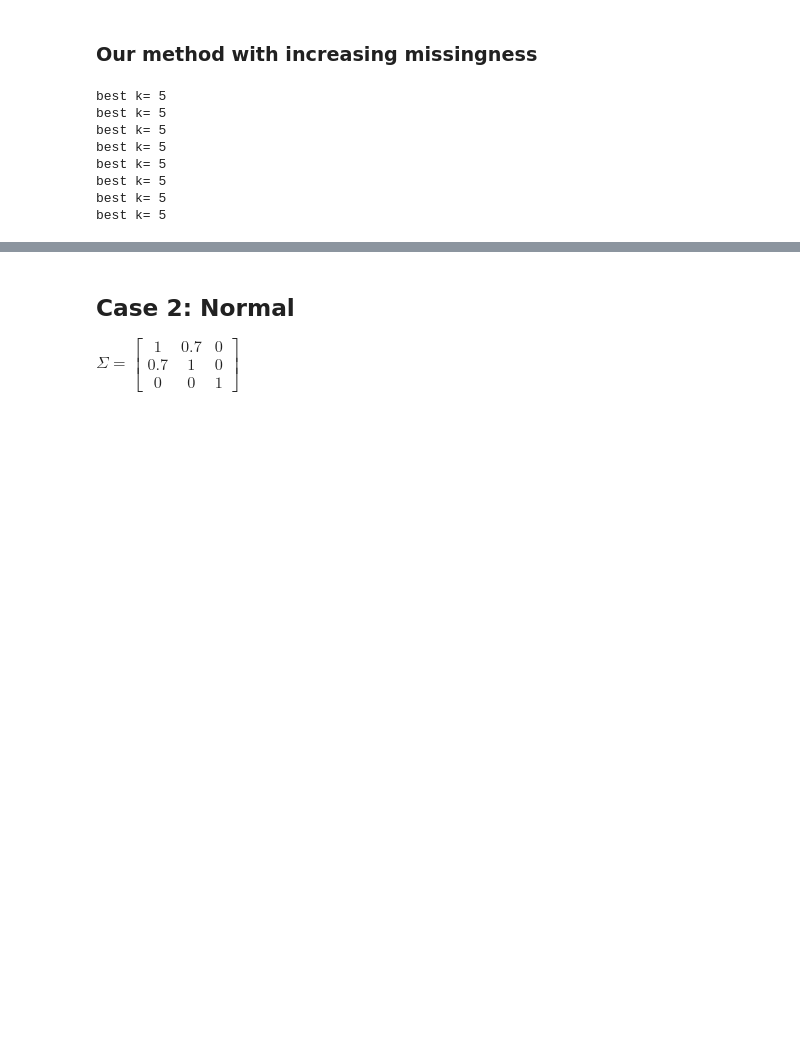
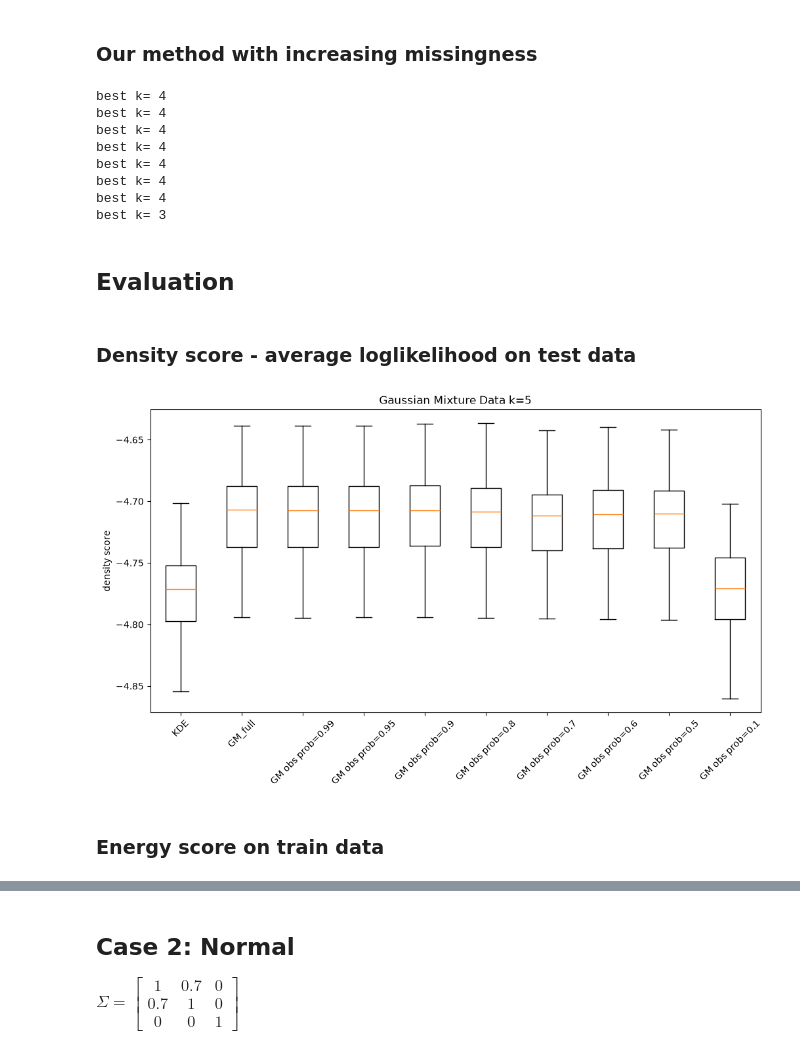
Before and after one commit to huimin-hu-stat/MAR, a Jupyter notebook: different_missingness_simulation.ipynb, the cells around one changed output, grey strips where cells are left out. Saved outputs shown, nothing was run; the diff lists cells and outputs as text; code cells hidden in the pictures; blank space fills up the shorter version.

```diff
--- a/different_missingness_simulation.ipynb
+++ b/different_missingness_simulation.ipynb
@@ -71,6 +68,17 @@ pi0 = pi0 / pi0.sum()
 dg = DataGenerator(dist, mu=mu0, sigma=sigma0, pi=pi0)
 X, M = dg.generate(N, d)
 M_full = torch.ones_like(M)
+
+# generate test data
+X_test = [dg.generate(N, d)[0] for _ in range(100)]
+# %%
+def comp_density_score(kde, gms, X):
+    kde_score = np.mean(kde.logpdf(X.T))
+    m = len(gms)
+    gms_score = np.empty(m)
+    for i in range(m):
+        gms_score[i] = gms[i].evaluate(X).item()
+    return np.insert(gms_score, 0, kde_score)
 # %% [markdown]
 ### KDE
 # %%
@@ -108,8 +116,9 @@ gmm_sk_ed = [energy_distance(X, torch.tensor(gmm_sk.sample(n_samples)[0])) for _
 ### Our method with increasing missingness
 # %%
 eds = []
+gms = []
 for p in pc_range:
-    pp = mdm_dist(d, p)
+    pp = missingness_dist(d, p)
     X0, M = ampute_mar(X, pp)
     X_filled = torch.nan_to_num(X0, nan=0.0)
     gmm = GaussianMixtureMAR(
@@ -121,18 +130,37 @@ for p in pc_range:
     )
     gmm.fit(X_filled, M)
     print('best k=', gmm.best_k)
-
     gmm_ed = [energy_distance(X_filled, gmm.sample(n_samples)[0]) for _ in range(100)]
     eds.append(gmm_ed)
+    gms.append(gmm)
 # %% [output]
-best k= 5
-best k= 5
-best k= 5
-best k= 5
-best k= 5
-best k= 5
-best k= 5
-best k= 5
+best k= 4
+best k= 4
+best k= 4
+best k= 4
+best k= 4
+best k= 4
+best k= 4
+best k= 3
+# %% [markdown]
+## Evaluation
+# %% [markdown]
+### Density score - average loglikelihood on test data
+# %%
+res = [comp_density_score(kde, [gmm_full, *gms], x) for x in X_test]
+res = np.array(res)
+# %%
+labels = ['GM obs prob=' + str(x) for x in pc_range]
+plt.figure(figsize=(12, 6))
+plt.boxplot(res)
+plt.xticks(list(range(1,len(pc_range) + 3)), ['KDE', 'GM_full', *labels], rotation=45)
+plt.ylabel('density score')
+plt.title(f'Gaussian Mixture Data k={k}')
+plt.show()
+# %% [output]
+[figure, added]
+# %% [markdown]
+### Energy score on train data
 # %%
 labels = ['new_gm obs prob=' + str(x) for x in pc_range]
 
```
Also changed, not shown: parts of 28 cells of this notebook.
